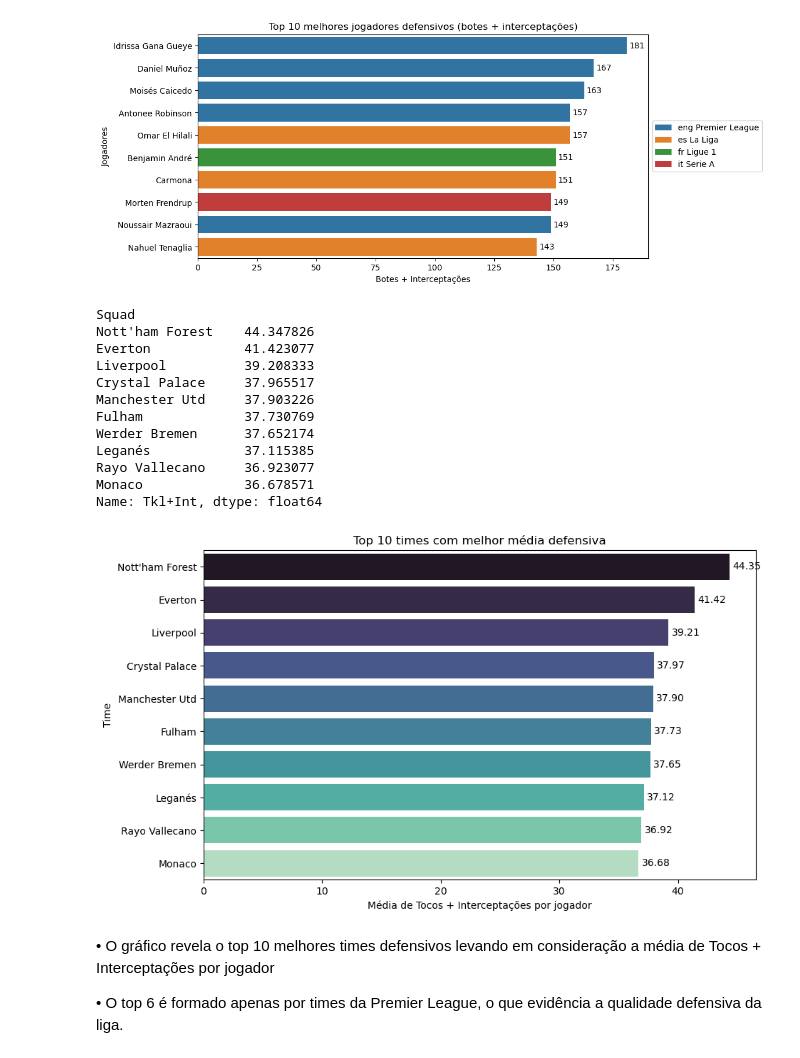
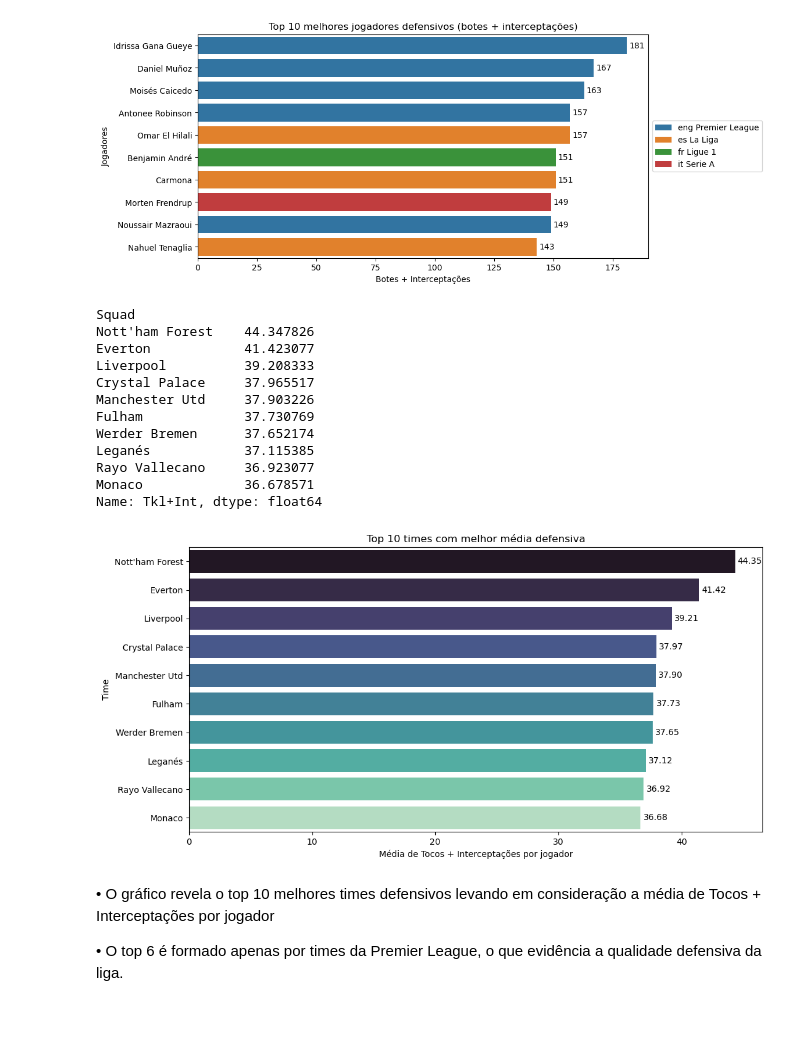
Before and after one commit to Mateus-lzf/Analise-dados-ligas_europeias, a Jupyter notebook: aed.ipynb, the cells around one changed output. Drawn from its saved outputs; the diff is of its cells as text; code cells hidden in the pictures; blank space fills up the shorter version.

```diff
--- a/aed.ipynb
+++ b/aed.ipynb
@@ -314,31 +314,31 @@ plt.show()
 # %%
 # Times com melhor media defensiva considerando Tocos + Interceptações ('Tkl+Int') por jogador.
 melhores_times_defensivos = df_filtrado.groupby('Squad')['Tkl+Int'].mean().sort_values(ascending=False).head(10)
 print(melhores_times_defensivos)
 
 # Visualização gráfica
-plt.figure(figsize=(10,6))
+plt.figure(figsize=(12,6))
 ax = sns.barplot(x=melhores_times_defensivos.values, y=melhores_times_defensivos.index, hue=melhores_times_defensivos.index, palette='mako')
 plt.title('Top 10 times com melhor média defensiva')
 plt.xlabel('Média de Tocos + Interceptações por jogador')
 plt.ylabel('Time')
 for container in ax.containers:
     ax.bar_label(container, fmt='%.2f', label_type='edge', padding=3)
 plt.show()
 # %% [output]
 Squad
 Nott'ham Forest    44.347826
 Everton            41.423077
 Liverpool          39.208333
 Crystal Palace     37.965517
 Manchester Utd     37.903226
 Fulham             37.730769
 Werder Bremen      37.652174
 Leganés            37.115385
 Rayo Vallecano     36.923077
 Monaco             36.678571
 Name: Tkl+Int, dtype: float64
-[figure, old version]
+[figure, new version]
 # %% [markdown]
 • O gráfico revela o top 10 melhores times defensivos levando em consideração a média de Tocos + Interceptações por jogador
 
```
Also changed, not shown: parts of 3 cells of this notebook.
